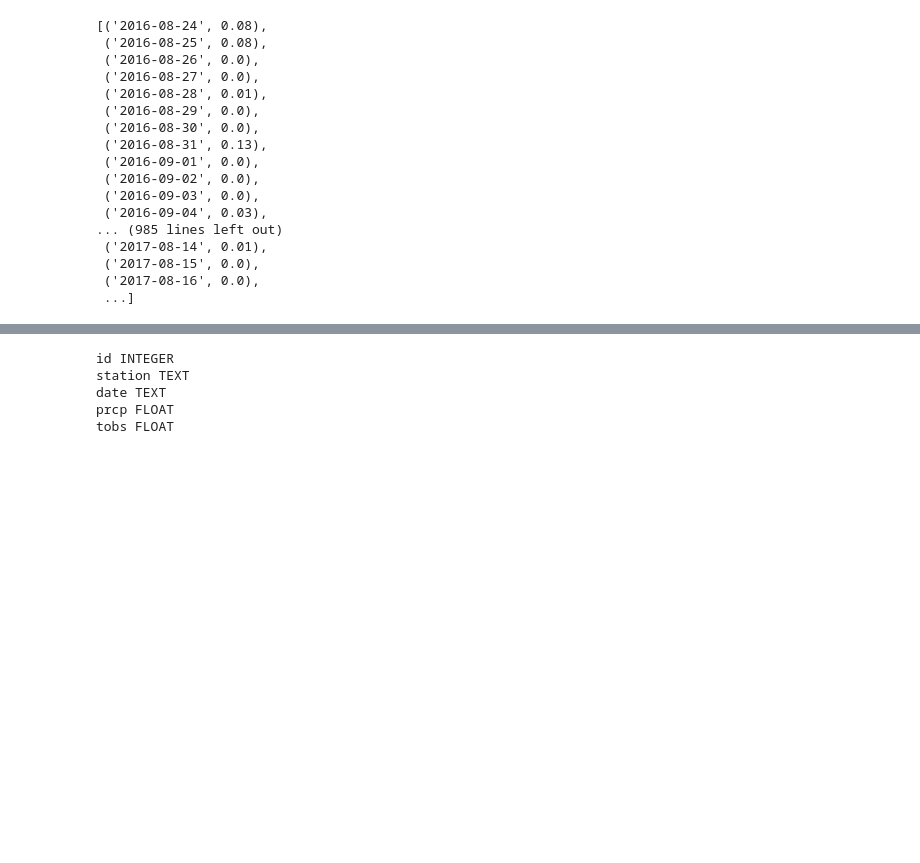
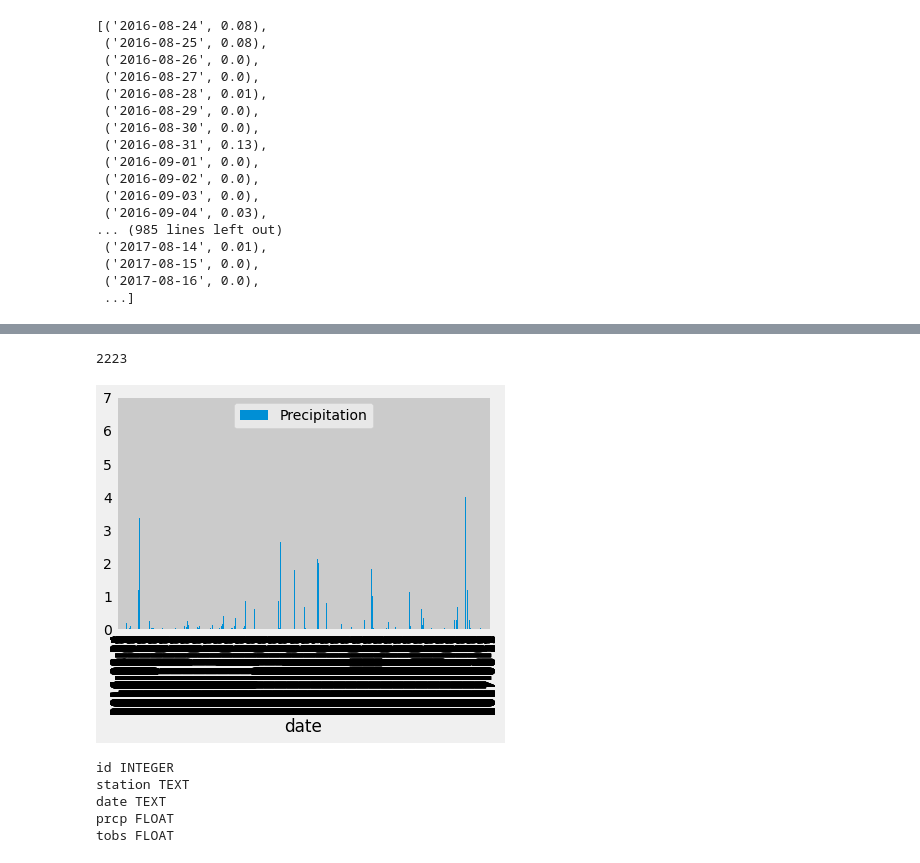
Before and after one commit to MrBadinger/SQLalchemy-Challenge, a Jupyter notebook: climate_starter.ipynb, the cells around one changed output, grey strips where cells are left out. Drawn from its saved outputs; the diff is of its cells as text; code cells hidden in the pictures; blank space fills up the shorter version.

Commit message:
got a janky graph

```diff
--- a/climate_starter.ipynb
+++ b/climate_starter.ipynb
@@ -119,3 +119,5 @@ prcp_df.head(10)
 | 2016-09-02 | 0.00 |
 # %%
 # Sort the dataframe by date
+prcp_df = prcp_df.sort_values("date")
+prcp_df.head(15)
@@ -122,5 +142,14 @@ prcp_df.head(10)
+# %%
+rows = len(prcp_df.axes[0])
+print(rows)
+# %% [output]
+2223
 # %%
 # Use Pandas Plotting with Matplotlib to plot the data
+prcp_bar_chart = prcp_df.plot(kind = "bar")
+plt.show()
+# %% [output]
+[figure, added]
 # %%
 # Design a query to retrieve the last 12 months of precipitation data and plot the results
 inspector = inspect(engine)
```
Also changed, not shown: parts of 2 cells of this notebook.
